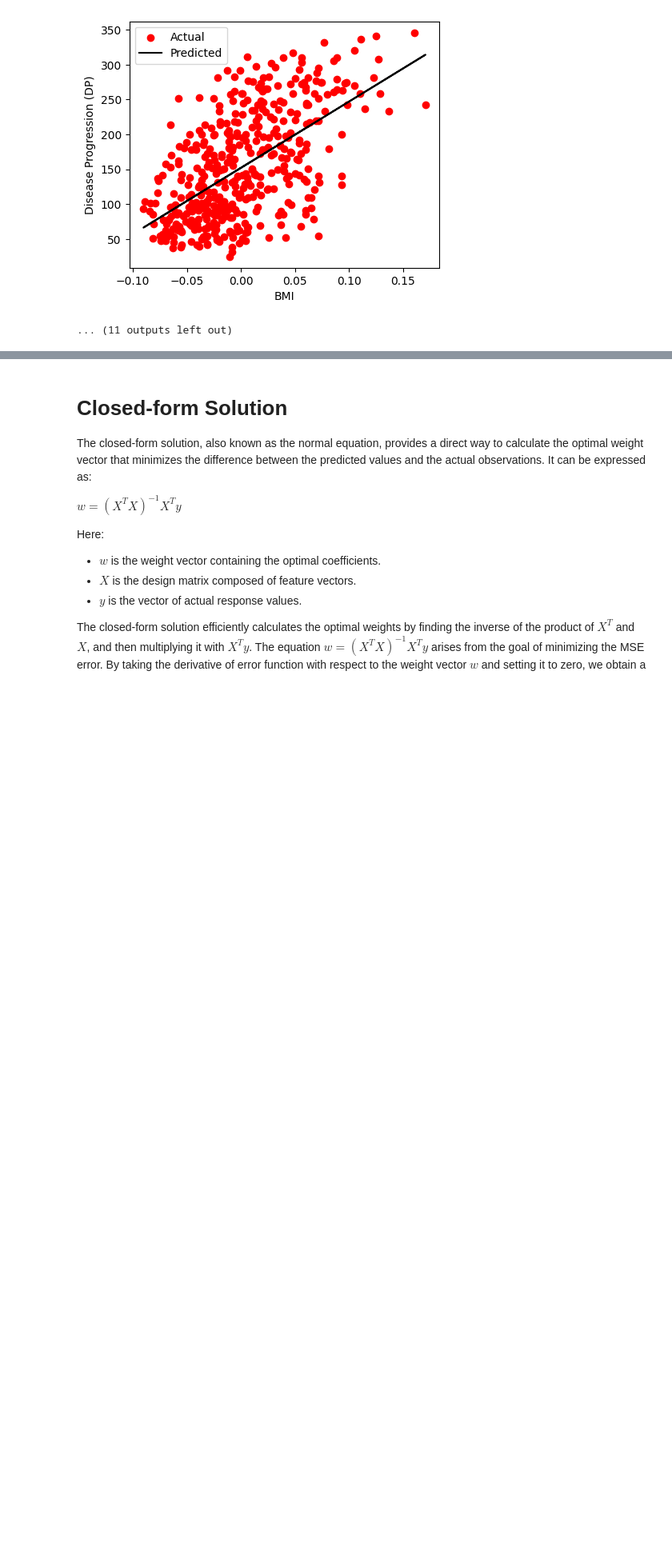
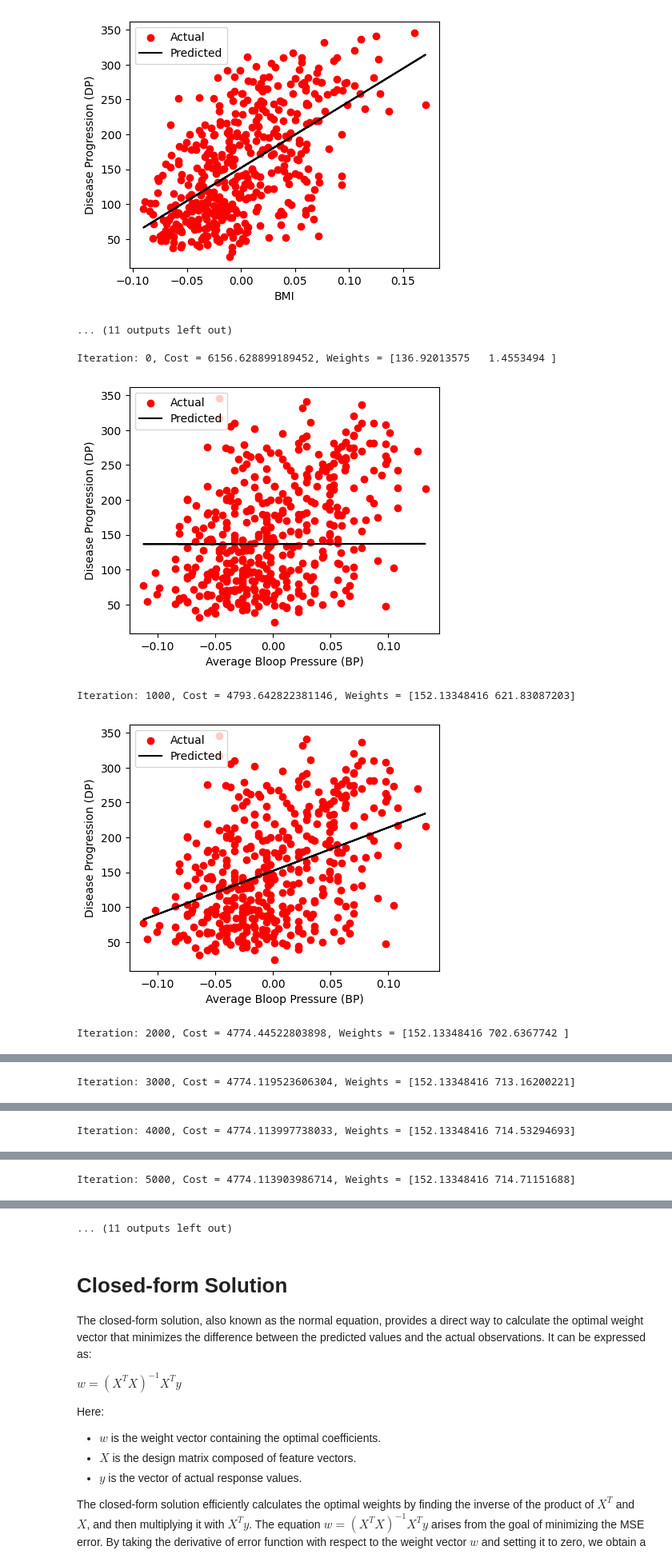
Before and after one commit to RandomCloneTrooper/ML, a Jupyter notebook: 02_ML_LR.ipynb, the cells around one changed output, grey strips where cells are left out. Shown at 80% size. Cells and saved outputs as stored; diff of their text form; code cells hidden in the pictures; blank space fills up the shorter version.

```diff
--- a/02_ML_LR.ipynb
+++ b/02_ML_LR.ipynb
@@ -298,0 +309,14 @@ Iteration: 5000, Cost = 3890.456588316379, Weights = [152.13348416 949.39973635]
+# %%
+# Task 1 (continued)
+
+lr = 0.9
+n_iter=10000
+X = diabetes_data["bp"]
+Y = diabetes_data["DP"]
+fit(n_iter,X,Y,lr)
+# %% [output]
+Iteration: 0, Cost = 6156.628899189452, Weights = [136.92013575   1.4553494 ]
+[figure, added]
+Iteration: 1000, Cost = 4793.642822381146, Weights = [152.13348416 621.83087203]
+[figure, added]
+Iteration: 2000, Cost = 4774.44522803898, Weights = [152.13348416 702.6367742 ]
@@ -298,0 +324 @@ Iteration: 5000, Cost = 3890.456588316379, Weights = [152.13348416 949.39973635]
+Iteration: 3000, Cost = 4774.119523606304, Weights = [152.13348416 713.16200221]
@@ -298,0 +326 @@ Iteration: 5000, Cost = 3890.456588316379, Weights = [152.13348416 949.39973635]
+Iteration: 4000, Cost = 4774.113997738033, Weights = [152.13348416 714.53294693]
@@ -298,0 +328 @@ Iteration: 5000, Cost = 3890.456588316379, Weights = [152.13348416 949.39973635]
+Iteration: 5000, Cost = 4774.113903986714, Weights = [152.13348416 714.71151688]
@@ -299,3 +330,4 @@ Iteration: 5000, Cost = 3890.456588316379, Weights = [152.13348416 949.39973635]
+... (11 outputs left out)
 # %% [markdown]
 # Closed-form Solution
 
```
Also changed, not shown: parts of 6 cells of this notebook.
